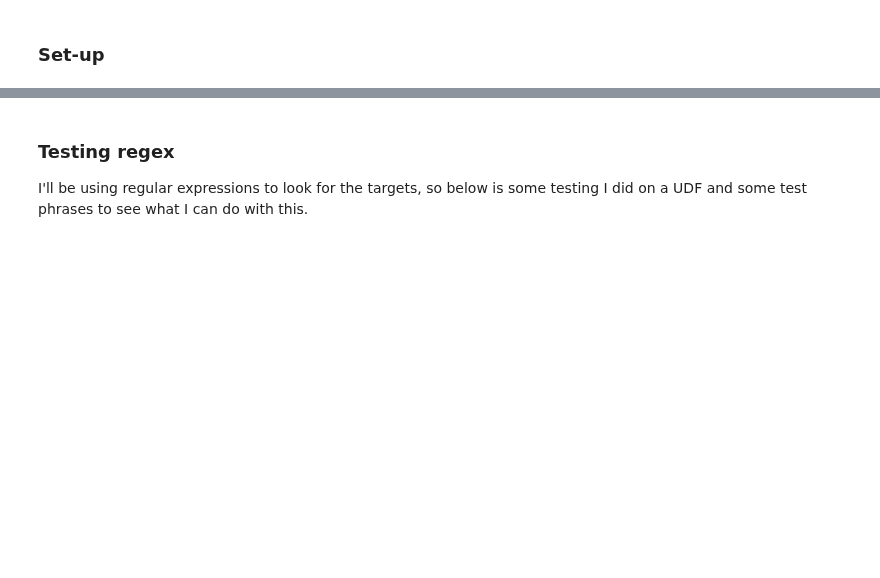
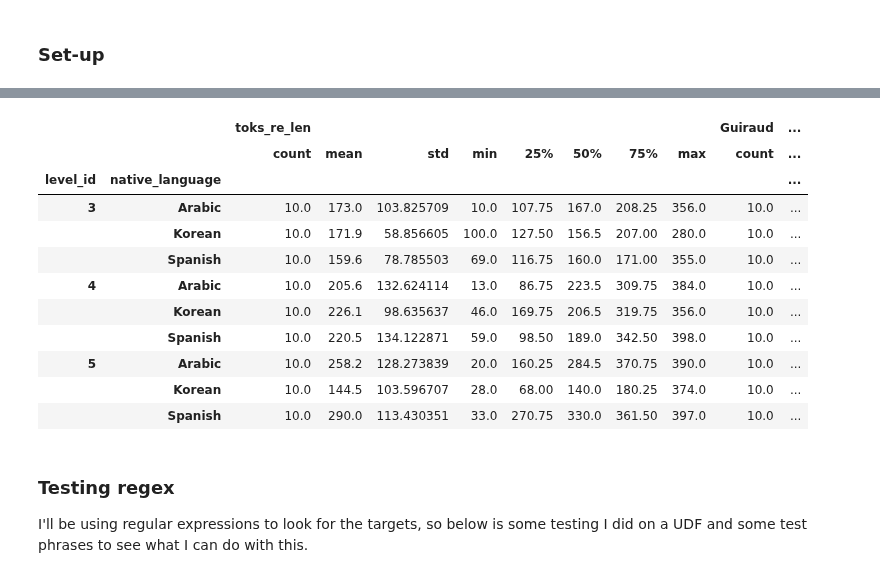
Before and after one commit to Data-Science-for-Linguists-2019/ESL-Article-Acquisition, a Jupyter notebook: analysis/analysis_1.ipynb, the cells around one changed output, grey strips where cells are left out. Cells and saved outputs as stored; diff of their text form; code cells hidden in the pictures; blank space fills up the shorter version.

```diff
--- a/analysis/analysis_1.ipynb
+++ b/analysis/analysis_1.ipynb
@@ -56,3 +66,18 @@ pelic.head()
+# %%
+pelic.groupby(['level_id', 'native_language'])['toks_re_len', 'Guiraud'].describe()
+# %% [output]
+|  |  | toks_re_len |  |  |  |  |  |  |  | Guiraud | ... |
+|  |  | count | mean | std | min | 25% | 50% | 75% | max | count | ... |
+| level_id | native_language |  |  |  |  |  |  |  |  |  | ... |
+| 3 | Arabic | 10.0 | 173.0 | 103.825709 | 10.0 | 107.75 | 167.0 | 208.25 | 356.0 | 10.0 | ... |
+|  | Korean | 10.0 | 171.9 | 58.856605 | 100.0 | 127.50 | 156.5 | 207.00 | 280.0 | 10.0 | ... |
+|  | Spanish | 10.0 | 159.6 | 78.785503 | 69.0 | 116.75 | 160.0 | 171.00 | 355.0 | 10.0 | ... |
+| 4 | Arabic | 10.0 | 205.6 | 132.624114 | 13.0 | 86.75 | 223.5 | 309.75 | 384.0 | 10.0 | ... |
+|  | Korean | 10.0 | 226.1 | 98.635637 | 46.0 | 169.75 | 206.5 | 319.75 | 356.0 | 10.0 | ... |
+|  | Spanish | 10.0 | 220.5 | 134.122871 | 59.0 | 98.50 | 189.0 | 342.50 | 398.0 | 10.0 | ... |
+| 5 | Arabic | 10.0 | 258.2 | 128.273839 | 20.0 | 160.25 | 284.5 | 370.75 | 390.0 | 10.0 | ... |
+|  | Korean | 10.0 | 144.5 | 103.596707 | 28.0 | 68.00 | 140.0 | 180.25 | 374.0 | 10.0 | ... |
+|  | Spanish | 10.0 | 290.0 | 113.430351 | 33.0 | 270.75 | 330.0 | 361.50 | 397.0 | 10.0 | ... |
 # %% [markdown]
 ### Testing regex
 I'll be using regular expressions to look for the targets, so below is some testing I did on a UDF and some test phrases to see what I can do with this.
```
Also changed, not shown: parts of 2 cells of this notebook, 1 other file.
